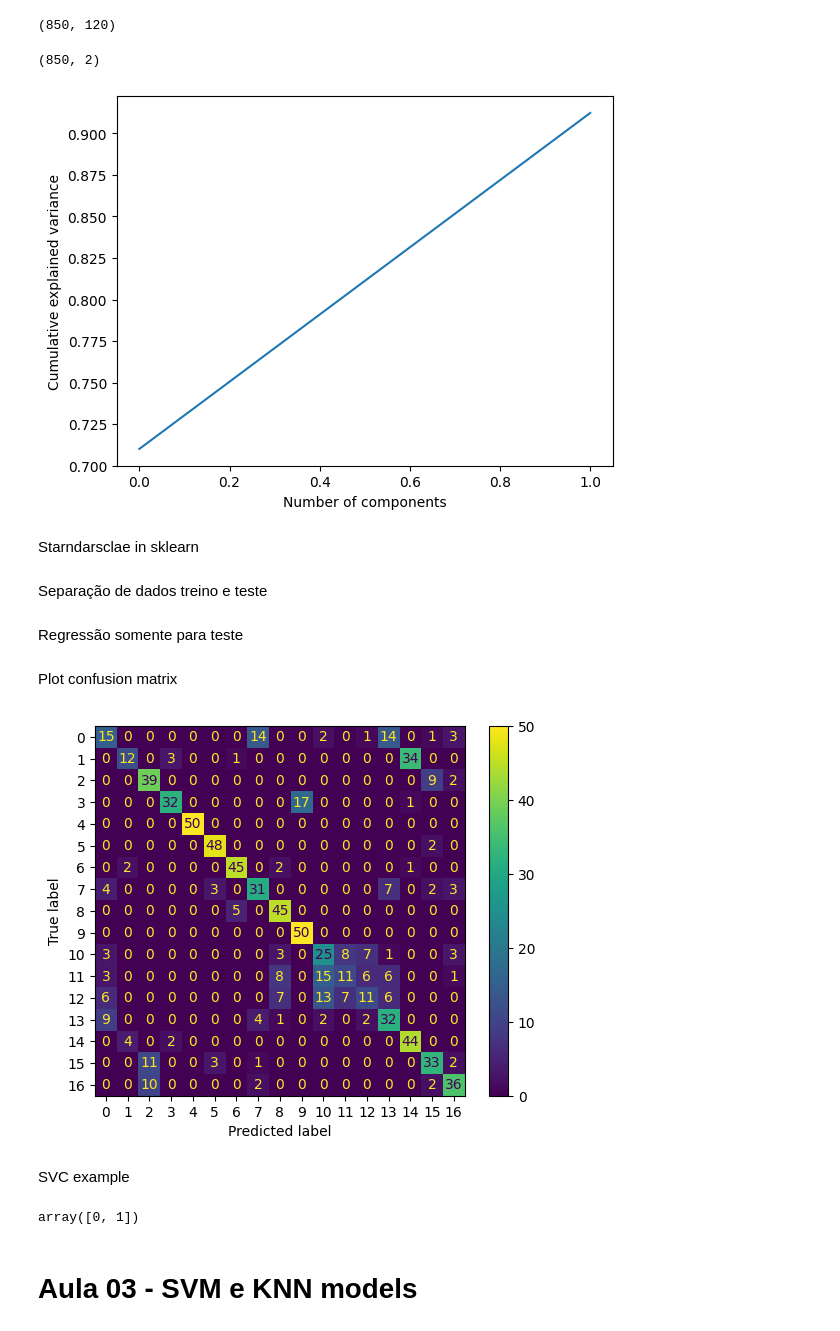
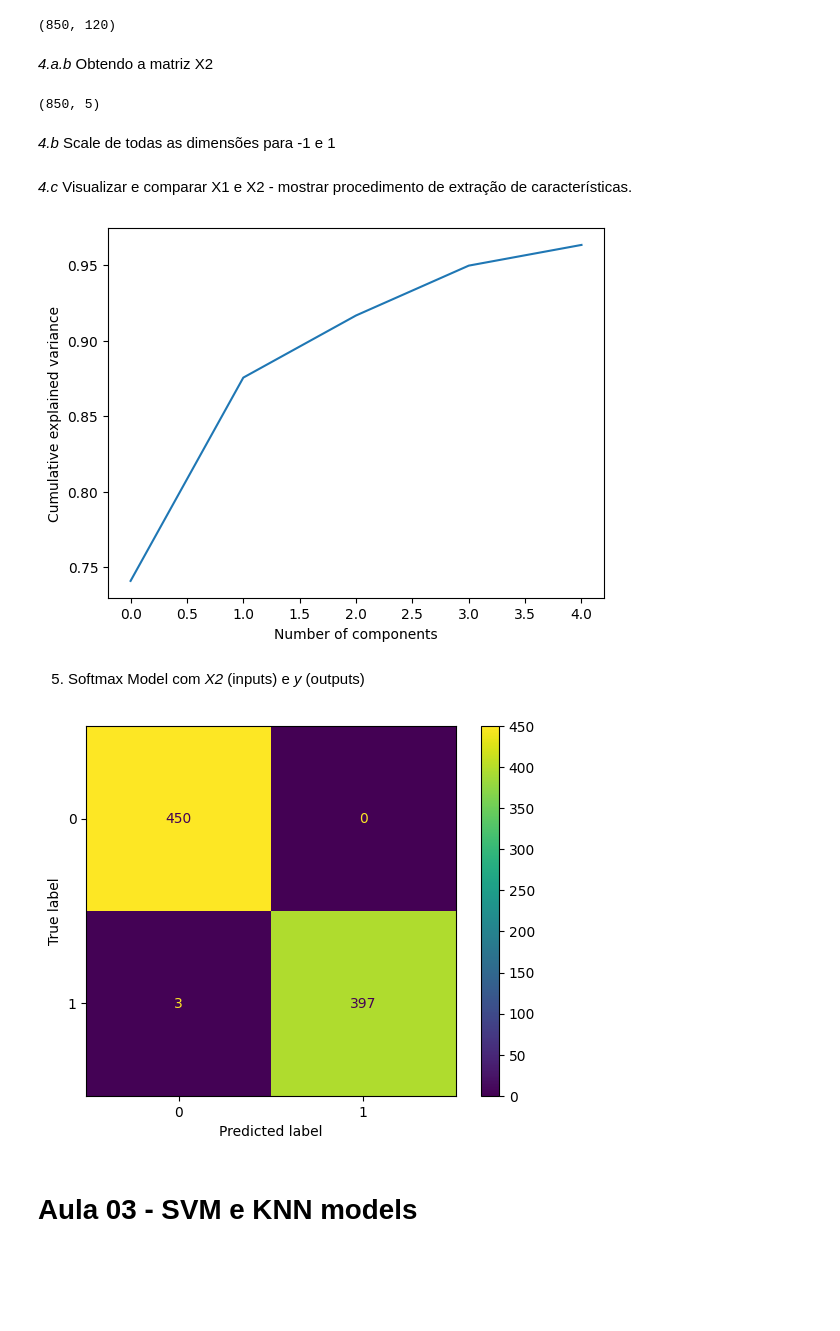
Before and after one commit to leonardochernandes/IAMA, a Jupyter notebook: read_data_Leonardo.ipynb, the cells around one changed output. Cells and saved outputs as stored; diff of their text form; code cells hidden in the pictures; blank space fills up the shorter version.

```diff
--- a/read_data_Leonardo.ipynb
+++ b/read_data_Leonardo.ipynb
@@ -28,7 +30,6 @@ from os import getcwd
 from os.path import join
 import matplotlib.pyplot as plt
 # %%
-
 fname = join(getcwd(),'data3SS2009.mat')
 
 mat_contents = sio.loadmat(fname)
@@ -42,7 +43,9 @@ N, Chno, Nc = dataset.shape
 
 y = mat_contents['labels'].reshape(Nc)  # vetor de labels (50 experimentos * 17 estados)
 print(N, Chno, Nc)
-# y
+
+# y = 0 (NOMINAL) / y = 1 (DANO)
+y_target = y > 9  # Seria a saída desejada
 # %% [output]
 8192 5 850
 # %%
@@ -83,33 +93,40 @@ res1_list = []
 res2_list = []
 res3_list = []
 res4_list = []
+
 for i in range(Nc):
     res1 = AutoReg(Ch2[:,i], lags=na, trend='n').fit()
-    res2 = AutoReg(Ch2[:,i], lags=na, trend='n').fit()
-    res3 = AutoReg(Ch2[:,i], lags=na, trend='n').fit()
-    res4 = AutoReg(Ch2[:,i], lags=na, trend='n').fit()
+    res2 = AutoReg(Ch3[:,i], lags=na, trend='n').fit()
+    res3 = AutoReg(Ch4[:,i], lags=na, trend='n').fit()
+    res4 = AutoReg(Ch5[:,i], lags=na, trend='n').fit()
+
     res1_list.append(res1.params)
     res2_list.append(res2.params)
     res3_list.append(res3.params)
     res4_list.append(res4.params)
 
-
+# Os parâmetros 'res' são de Ordem 30 com 120 linhas
 res1 = np.array(res1_list)
 res2 = np.array(res2_list)
 res3 = np.array(res3_list)
 res4 = np.array(res4_list)
 
 X1 = np.concatenate([res1, res2, res3, res4], axis=1)
-
 X1.shape
 # %% [output]
 (850, 120)
+# %% [markdown]
+*4.a.b*
+Obtendo a matriz X2
 # %%
 from sklearn.decomposition import PCA
 
-pca = PCA(n_components=2)
+pca = PCA(n_components=0.95)  # 95% da variância (solicitado pelo prof)
 X2 = pca.fit_transform(X1)
 
 X2.shape
 # %% [output]
-(850, 2)
+(850, 5)
+# %% [markdown]
+*4.b*
+Scale de todas as dimensões para -1 e 1
@@ -116,9 +138,10 @@ X2.shape
+# %% [markdown]
+*4.c*
+Visualizar e comparar X1 e X2 - mostrar procedimento de extração de características.
 # %%
 plt.plot(np.cumsum(pca.explained_variance_ratio_))
 plt.xlabel('Number of components')
 plt.ylabel('Cumulative explained variance')
 plt.show()
 # %% [output]
-[figure, old version]
+[figure, new version]
-# %% [markdown]
-Starndarsclae in sklearn
@@ -132,2 +147,0 @@ X2_scaled[0,:]
-# %% [markdown]
-Separação de dados treino e teste
@@ -138,38 +148,20 @@ X_train, X_test, y_train, y_test = train_test_split(X2_scaled, y, test_size=0.33
-# %% [markdown]
-Regressão somente para teste
+# %% [markdown]
+5. Softmax Model com *X2* (inputs) e *y* (outputs)
 # %%
 from sklearn.linear_model import LogisticRegression
 
 model = logistic = LogisticRegression(max_iter=500) #hiper parâmetros aleatórios, somente para entendermos agora
-model.fit(X2, y_target)
+model.fit(X2_scaled, y_target)
 
-yhat = model.predict(X2)
+yhat = model.predict(X2_scaled)
-# %% [markdown]
-Plot confusion matrix
 # %%
 from sklearn.metrics import confusion_matrix, ConfusionMatrixDisplay
 
-cm = confusion_matrix(y, yhat)  # colocar y_target
+cm = confusion_matrix(y_target, yhat)
 disp = ConfusionMatrixDisplay(confusion_matrix = cm)
 disp.plot()
 plt.show()
 # %% [output]
-[figure, old version]
+[figure, new version]
-# %% [markdown]
-SVC example
-# %%
-from sklearn import svm, SVC
-
-model_svc = SVC()
-model_svc.fit(X2_scaled, y_target
-
-yhat_svc = model_svc.predict(X2_scaled)
-
-cm = confusion_matrix(y_target, yhat_svc)
-
-disp = ConfusionMatrixDisplay(confusion_matrix = cm)
-disp.plot()
-# %% [output]
-array([0, 1])
 # %% [markdown]
 # **Aula 03 - SVM e KNN models**
```
Also changed, not shown: parts of 50 cells of this notebook.
